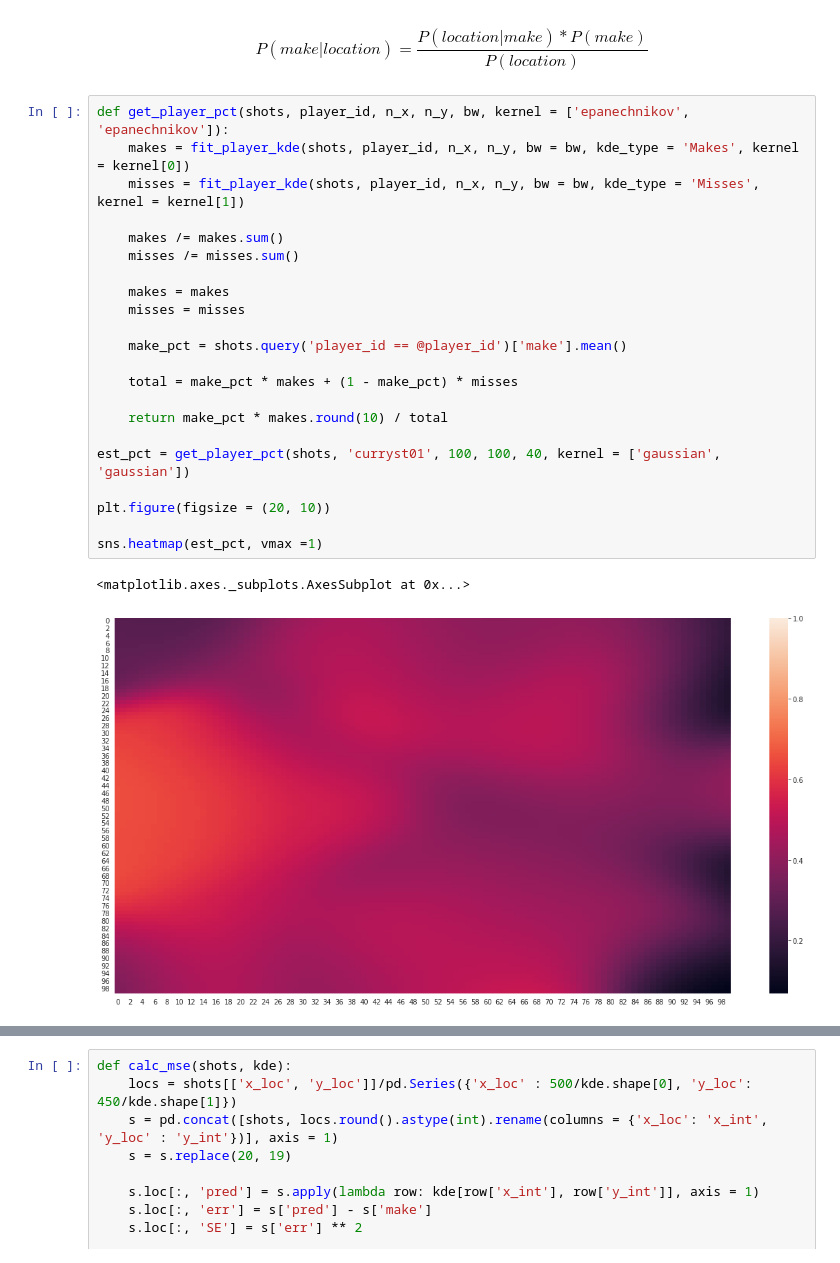
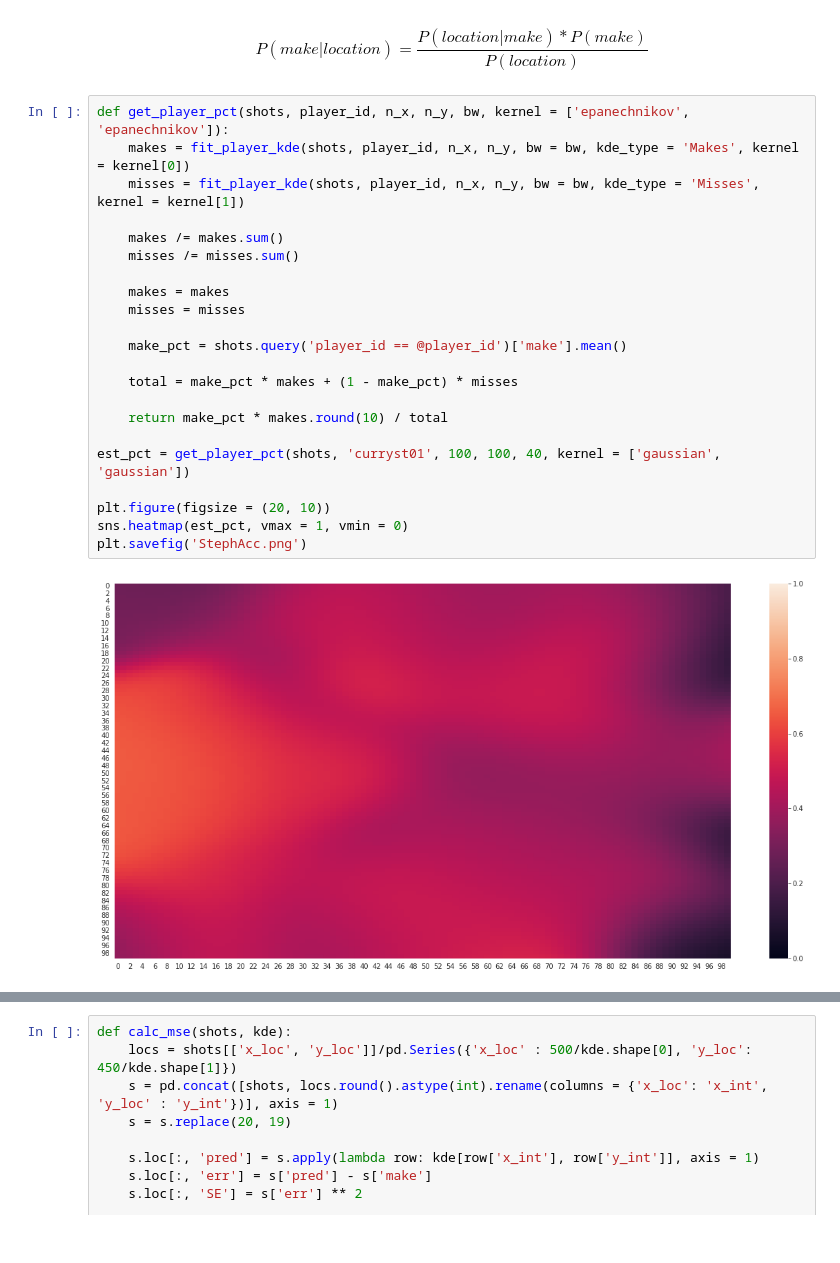
Before and after one commit to kieranram/BRefSpider, a Jupyter notebook: Analysis.ipynb, the cells around one changed output, grey strips where cells are left out. Drawn from its saved outputs; the diff is of its cells as text.

```diff
--- a/Analysis.ipynb
+++ b/Analysis.ipynb
@@ -73,25 +74,24 @@ $$
 # %%
 def get_player_pct(shots, player_id, n_x, n_y, bw, kernel = ['epanechnikov', 'epanechnikov']):
     makes = fit_player_kde(shots, player_id, n_x, n_y, bw = bw, kde_type = 'Makes', kernel = kernel[0])
     misses = fit_player_kde(shots, player_id, n_x, n_y, bw = bw, kde_type = 'Misses', kernel = kernel[1])
 
     makes /= makes.sum()
     misses /= misses.sum()
 
     makes = makes
     misses = misses
 
     make_pct = shots.query('player_id == @player_id')['make'].mean()
 
     total = make_pct * makes + (1 - make_pct) * misses
 
     return make_pct * makes.round(10) / total
 
 est_pct = get_player_pct(shots, 'curryst01', 100, 100, 40, kernel = ['gaussian', 'gaussian'])
 
 plt.figure(figsize = (20, 10))
-
-sns.heatmap(est_pct, vmax =1)
+sns.heatmap(est_pct, vmax = 1, vmin = 0)
+plt.savefig('StephAcc.png')
 # %% [output]
-<matplotlib.axes._subplots.AxesSubplot at 0x...>
-[figure, old version]
+[figure, new version]
```
Also changed, not shown: parts of 4 cells of this notebook, 7 other files.
